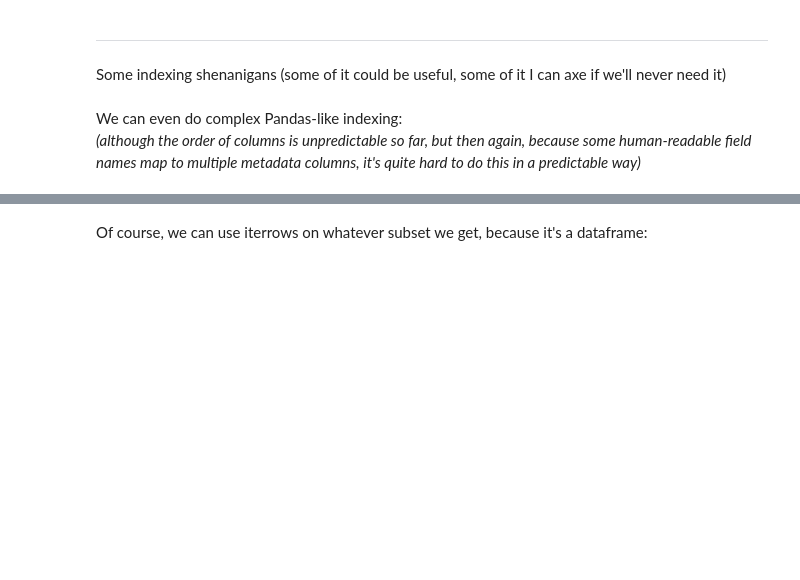
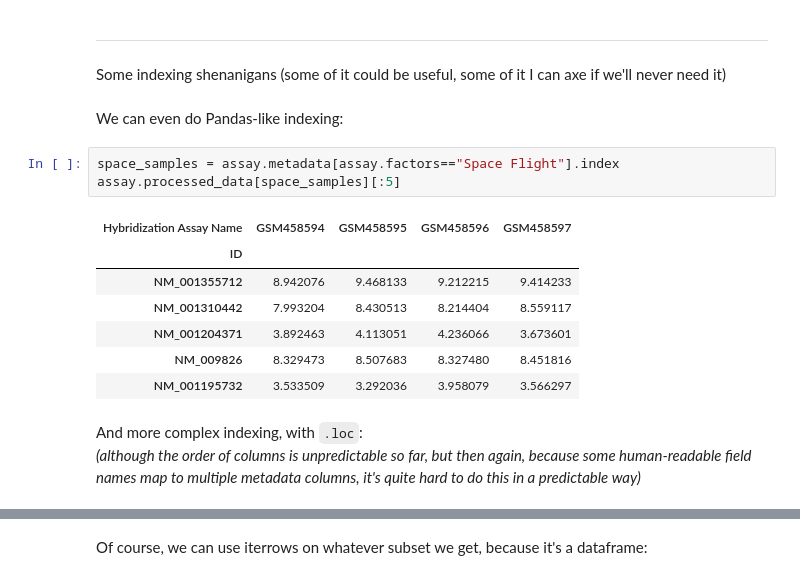
Before and after one commit to LankyCyril/genefab, a Jupyter notebook: genefab-demo.ipynb, the cells around one changed output, grey strips where cells are left out. Drawn from its saved outputs; the diff is of its cells as text; blank space fills up the shorter version.

```diff
--- a/genefab-demo.ipynb
+++ b/genefab-demo.ipynb
@@ -166,8 +190,21 @@ assay.processed_data[:5]
 # %% [markdown]
 ----
 Some indexing shenanigans (some of it could be useful, some of it I can axe if we'll never need it)
+# %% [markdown]
+We can even do Pandas-like indexing:
+# %%
+space_samples = assay.metadata[assay.factors=="Space Flight"].index
+assay.processed_data[space_samples][:5]
+# %% [output]
+| Hybridization Assay Name | GSM458594 | GSM458595 | GSM458596 | GSM458597 |
+| ID |  |  |  |  |
+| NM_001355712 | 8.942076 | 9.468133 | 9.212215 | 9.414233 |
+| NM_001310442 | 7.993204 | 8.430513 | 8.214404 | 8.559117 |
+| NM_001204371 | 3.892463 | 4.113051 | 4.236066 | 3.673601 |
+| NM_009826 | 8.329473 | 8.507683 | 8.327480 | 8.451816 |
+| NM_001195732 | 3.533509 | 3.292036 | 3.958079 | 3.566297 |
 # %% [markdown]
-We can even do complex Pandas-like indexing:
+And more complex indexing, with `.loc`:
 *(although the order of columns is unpredictable so far, but then again, because some human-readable field names map to multiple metadata columns, it's quite hard to do this in a predictable way)*
 # %%
 assay.metadata.loc[
```
Also changed, not shown: parts of 11 cells of this notebook, 3 other files.
